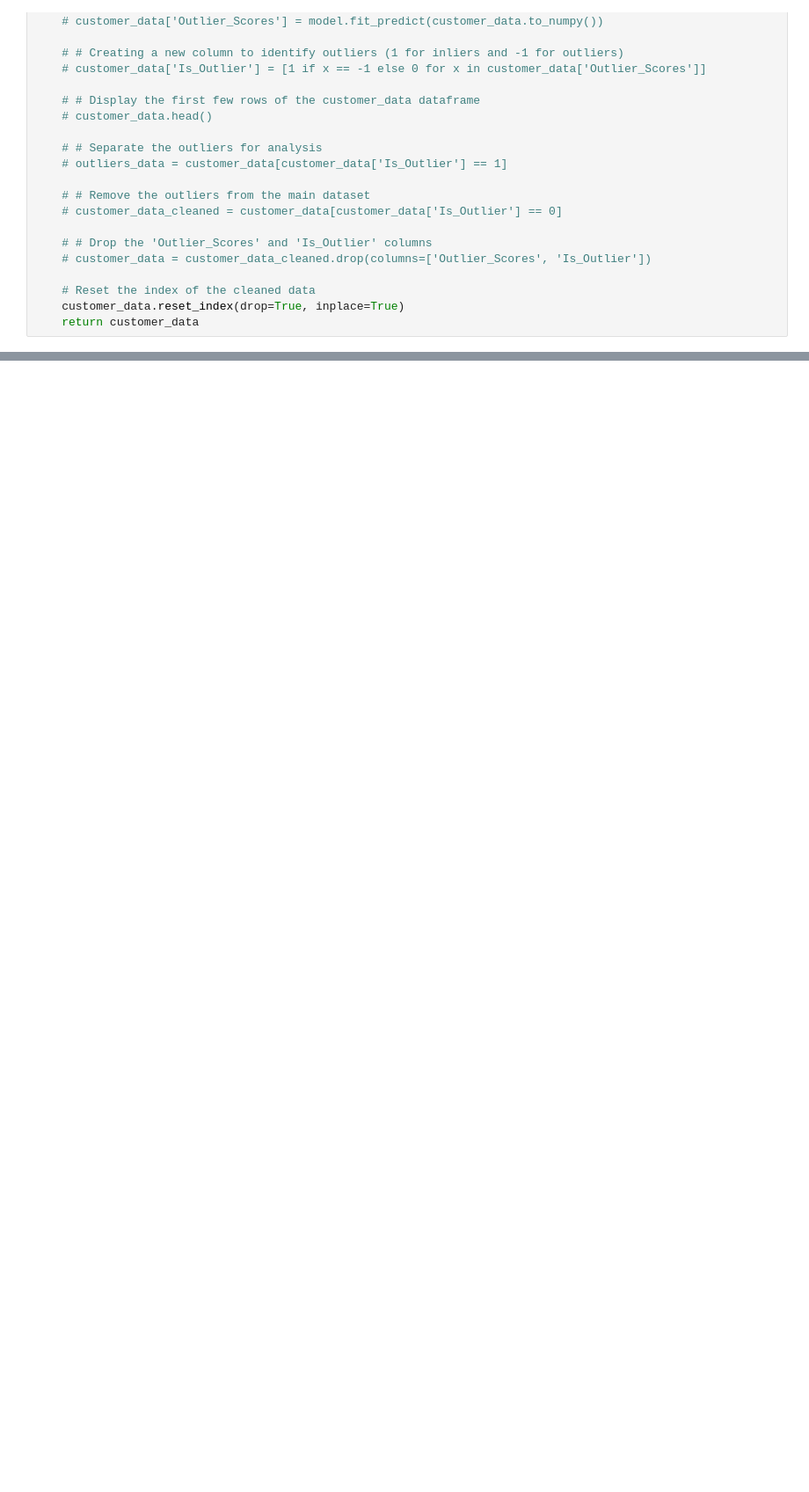
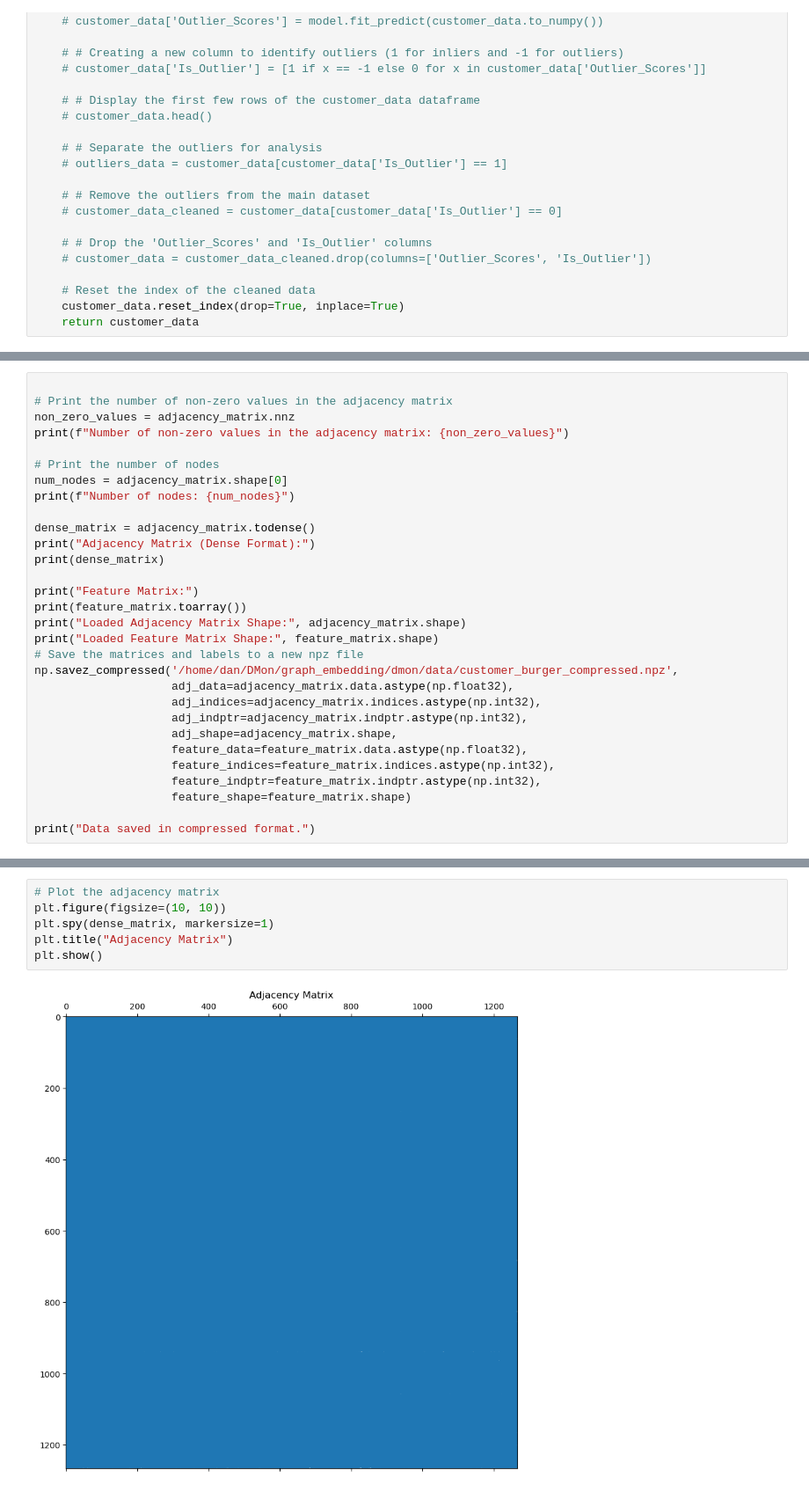
Before and after one commit to DanialNejad/DMon, a Jupyter notebook: graph_embedding/dmon/test.ipynb, the cells around one changed output, grey strips where cells are left out. Shown at 88% size. Drawn from its saved outputs; the diff is of its cells as text; blank space fills up the shorter version.

```diff
--- a/graph_embedding/dmon/test.ipynb
+++ b/graph_embedding/dmon/test.ipynb
@@ -1857,0 +2148,30 @@ For example, when doing 'df[col].method(value, inplace=True)', try using 'df.met
+# %%
+
+# Print the number of non-zero values in the adjacency matrix
+non_zero_values = adjacency_matrix.nnz
+print(f"Number of non-zero values in the adjacency matrix: {non_zero_values}")
+
+# Print the number of nodes
+num_nodes = adjacency_matrix.shape[0]
+print(f"Number of nodes: {num_nodes}")
+
+dense_matrix = adjacency_matrix.todense()
+print("Adjacency Matrix (Dense Format):")
+print(dense_matrix)
+
+print("Feature Matrix:")
+print(feature_matrix.toarray())
+print("Loaded Adjacency Matrix Shape:", adjacency_matrix.shape)
+print("Loaded Feature Matrix Shape:", feature_matrix.shape)
+# Save the matrices and labels to a new npz file
+np.savez_compressed('/home/dan/DMon/graph_embedding/dmon/data/customer_burger_compressed.npz',
+                    adj_data=adjacency_matrix.data.astype(np.float32),
+                    adj_indices=adjacency_matrix.indices.astype(np.int32),
+                    adj_indptr=adjacency_matrix.indptr.astype(np.int32),
+                    adj_shape=adjacency_matrix.shape,
+                    feature_data=feature_matrix.data.astype(np.float32),
+                    feature_indices=feature_matrix.indices.astype(np.int32),
+                    feature_indptr=feature_matrix.indptr.astype(np.int32),
+                    feature_shape=feature_matrix.shape)
+
+print("Data saved in compressed format.")
@@ -2095,3 +2440,11 @@ plt.show()
+# %%
+# Plot the adjacency matrix
+plt.figure(figsize=(10, 10))
+plt.spy(dense_matrix, markersize=1)
+plt.title("Adjacency Matrix")
+plt.show()
+# %% [output]
+[figure, added]
 # %%
 import numpy as np
 import scipy.sparse as sp
```
Also changed, not shown: parts of 8 cells of this notebook, 2 other files.
